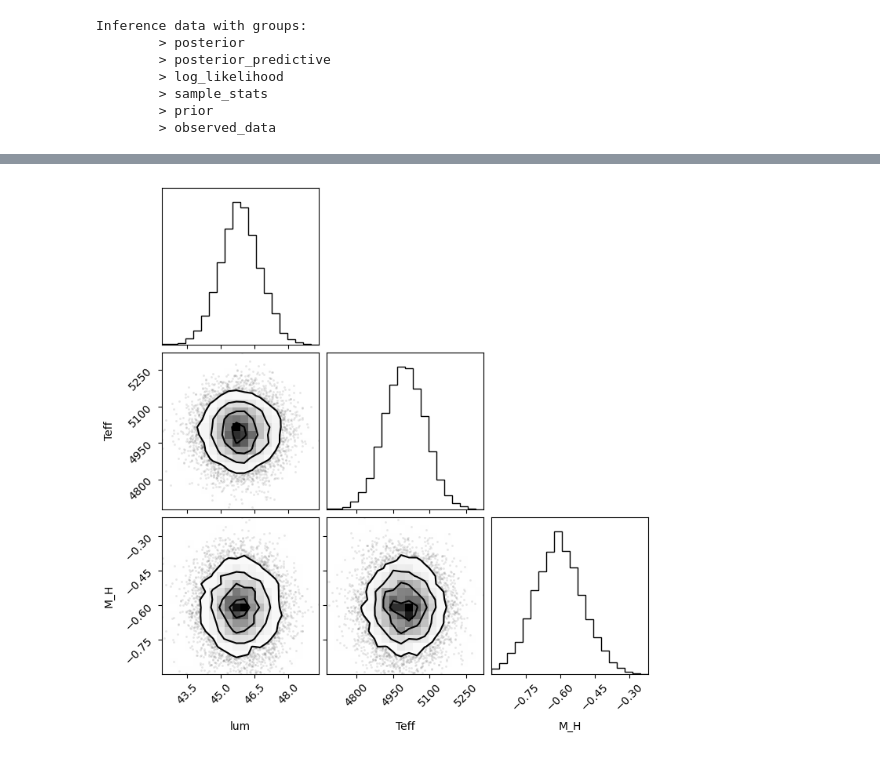
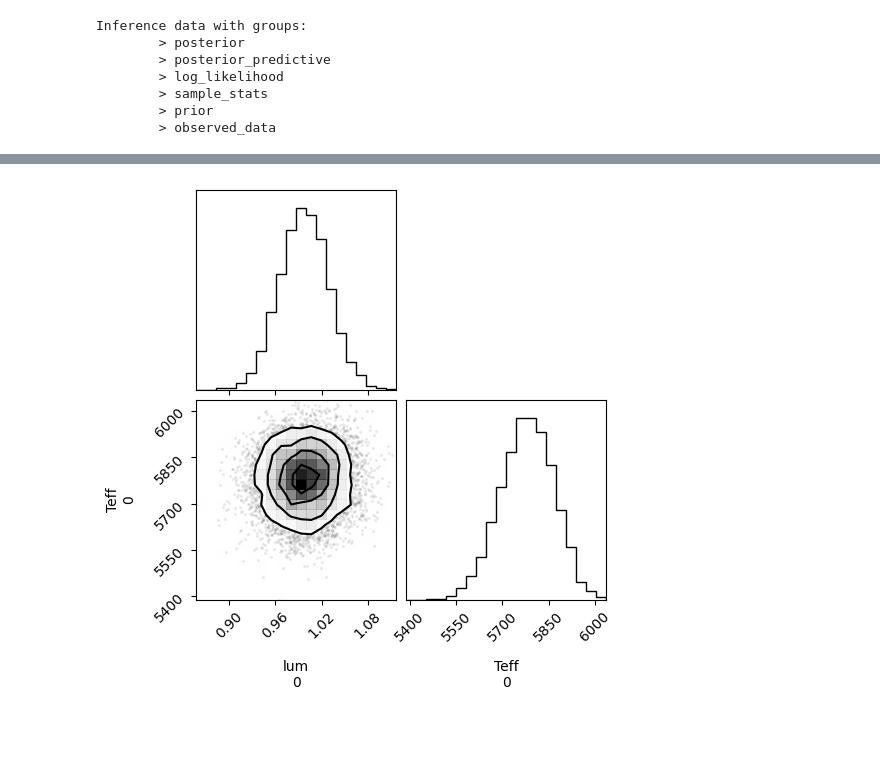
Before and after one commit to alexlyttle/stellar-emulator, a Jupyter notebook: notebook/inference-hierarchical.ipynb, the cells around one changed output, grey strips where cells are left out. Saved outputs shown, nothing was run; the diff lists cells and outputs as text; code cells hidden in the pictures; blank space fills up the shorter version.

```diff
--- a/notebook/inference-hierarchical.ipynb
+++ b/notebook/inference-hierarchical.ipynb
@@ -293,7 +306,7 @@ Data variables: (12/13)
 # %%
-lum, sigma_lum = 45.87, 0.9
-teff, sigma_teff = 4998.0, 75.
-mh, sigma_mh = -0.6, 0.1
+lum, sigma_lum = 1., 0.03
+teff, sigma_teff = 5772.0, 75.
+mh, sigma_mh = 0.0, 0.1
 # %%
 fig, ax = plt.subplots()
 xkey = "Teff"
@@ -400,5 +413,5 @@ ax.plot(teff, lum, "ks");
 # %%
-nuts = NUTS(model, init_strategy=numpyro.infer.init_to_median,
+nuts = NUTS(hierarchical_model, init_strategy=numpyro.infer.init_to_median,
 #             dense_mass=[("log_Z", "a_MLT")],  # huge degenerecy between these
             dense_mass=True  # helps a lot
             )
@@ -407,7 +420,7 @@ mcmc = MCMC(nuts, num_warmup=3000, num_samples=1000, num_chains=10)
 It is very important that luminosity uncertainty is reasonable. If too low, struggles to sample. This could be emulator noise.
 # %%
 rng, key = random.split(rng)
-mcmc.run(key, lum=lum, teff=teff, mh=mh,
+mcmc.run(key, 1, lum=lum, teff=teff, mh=mh,
          sigma_lum=sigma_lum, sigma_teff=sigma_teff, sigma_mh=sigma_mh)
 # %%
 mcmc.print_summary()
@@ -432,8 +451,8 @@ Inference data with groups:
         > observed_data
 # %%
 rng, key = random.split(rng)
-post_predictive = Predictive(model, posterior_samples=mcmc.get_samples())
-post_samples = post_predictive(key)
+post_predictive = Predictive(hierarchical_model, posterior_samples=mcmc.get_samples())
+post_samples = post_predictive(key, 1, mh=mh, sigma_mh=sigma_mh)
 # %%
 data += az.from_numpyro(posterior_predictive=post_samples)
 data
@@ -460,4 +479,4 @@ fig = corner(data, var_names=var_names, divergences=True)
 # %%
-fig = corner(data, group="posterior_predictive", var_names=["lum", "Teff", "M_H"])
+fig = corner(data, group="posterior_predictive", var_names=["lum", "Teff"])
 # %% [output]
-[figure, old version]
+[figure, new version]
```
Also changed, not shown: parts of 17 cells of this notebook.
